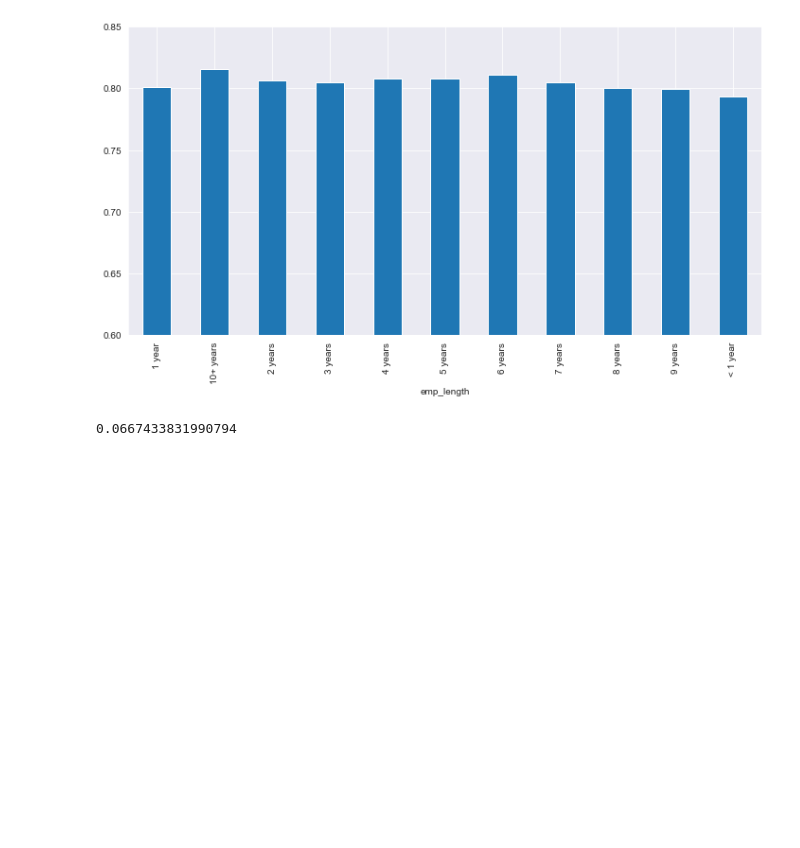
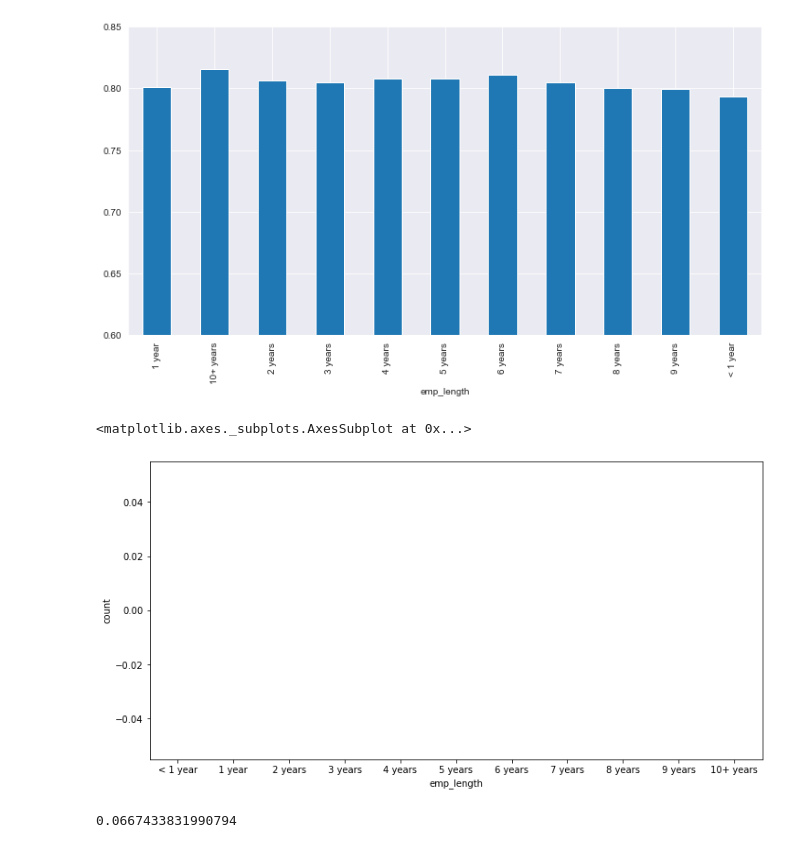
Before and after one commit to sachin-ph/lending-club-default-model, a Jupyter notebook: Project - Lending Club Model.ipynb, the cells around one changed output. Saved outputs shown, nothing was run; the diff lists cells and outputs as text; code cells hidden in the pictures; blank space fills up the shorter version.

```diff
--- a/Project - Lending Club Model.ipynb
+++ b/Project - Lending Club Model.ipynb
@@ -351,9 +397,12 @@ plt.ylim(0.6,0.85)
 # %%
 ##FIGURE OUT THIS SEABORN CHART
 
 plt.figure(figsize=(12,6))
 
-sns.barplot(data=df, x=df['emp_length'], y= FP_ratio_by_emp_length, order=emp_length_order)
+sns.countplot(data=df, x= FP_ratio_by_emp_length, order=emp_length_order)
+# %% [output]
+<matplotlib.axes._subplots.AxesSubplot at 0x...>
+[figure, added]
 # %%
 df = df.drop('emp_length', axis=1)
 # %%
```
Also changed, not shown: parts of 6 cells of this notebook.
